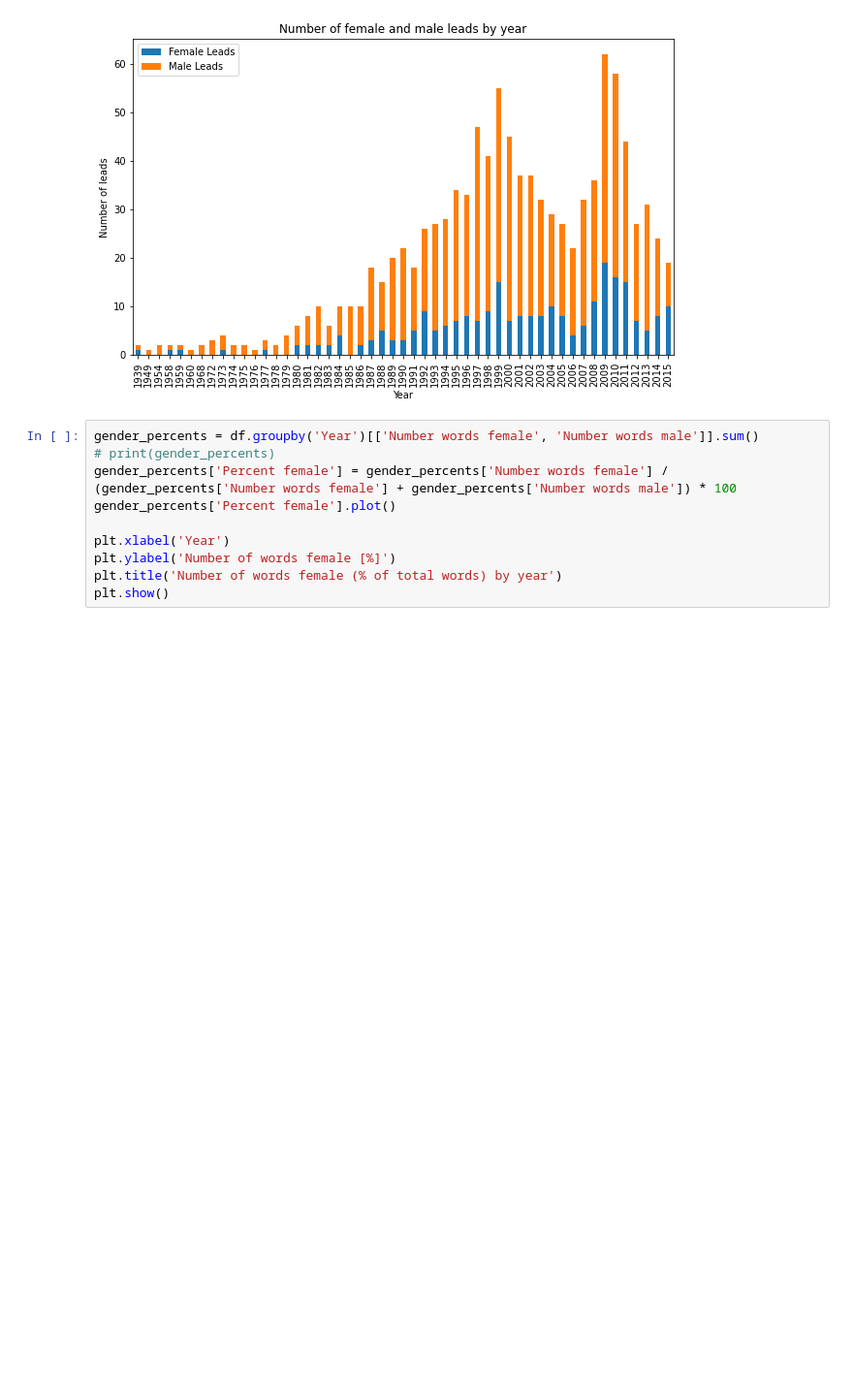
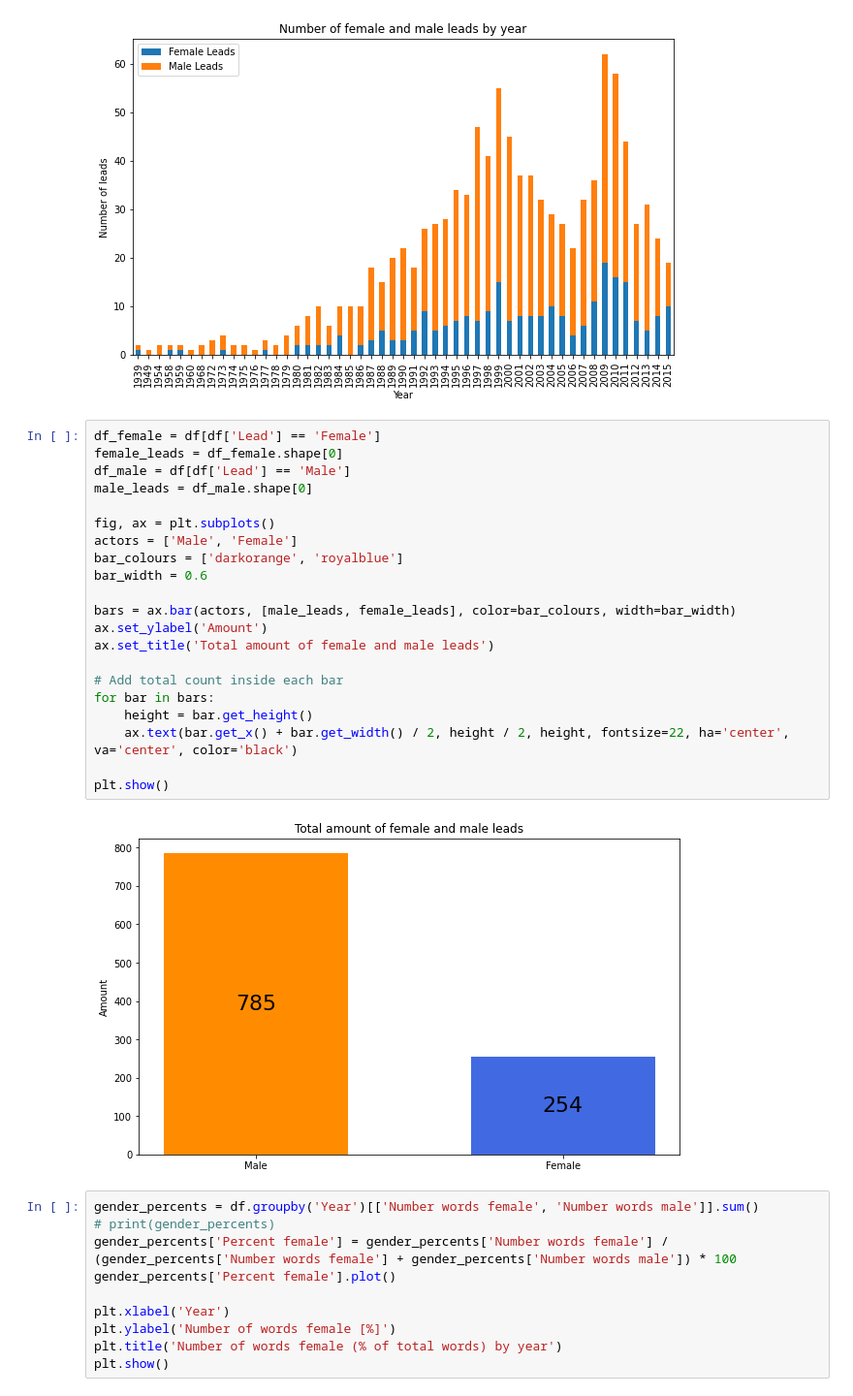
Before and after one commit to Dazarang/Statistical-Machine-Learning, a Jupyter notebook: Project/Project_Stats.ipynb, the cells around one changed output. Shown: that part at 97% size. Saved outputs shown, nothing was run; the diff lists cells and outputs as text; blank space fills up the shorter version.

```diff
--- a/Project/Project_Stats.ipynb
+++ b/Project/Project_Stats.ipynb
@@ -68,6 +68,29 @@ plt.title('Number of female and male leads by year')
 plt.show()
 # %% [output]
 [figure]
+# %%
+df_female = df[df['Lead'] == 'Female']
+female_leads = df_female.shape[0]
+df_male = df[df['Lead'] == 'Male']
+male_leads = df_male.shape[0]
+
+fig, ax = plt.subplots()
+actors = ['Male', 'Female']
+bar_colours = ['darkorange', 'royalblue']
+bar_width = 0.6
+
+bars = ax.bar(actors, [male_leads, female_leads], color=bar_colours, width=bar_width)
+ax.set_ylabel('Amount')
+ax.set_title('Total amount of female and male leads')
+
+# Add total count inside each bar
+for bar in bars:
+    height = bar.get_height()
+    ax.text(bar.get_x() + bar.get_width() / 2, height / 2, height, fontsize=22, ha='center', va='center', color='black')
+
+plt.show()
+# %% [output]
+[figure, added]
 # %%
 gender_percents = df.groupby('Year')[['Number words female', 'Number words male']].sum()
 # print(gender_percents)
```
Also changed, not shown: parts of 1 cell of this notebook, 2 other files.
